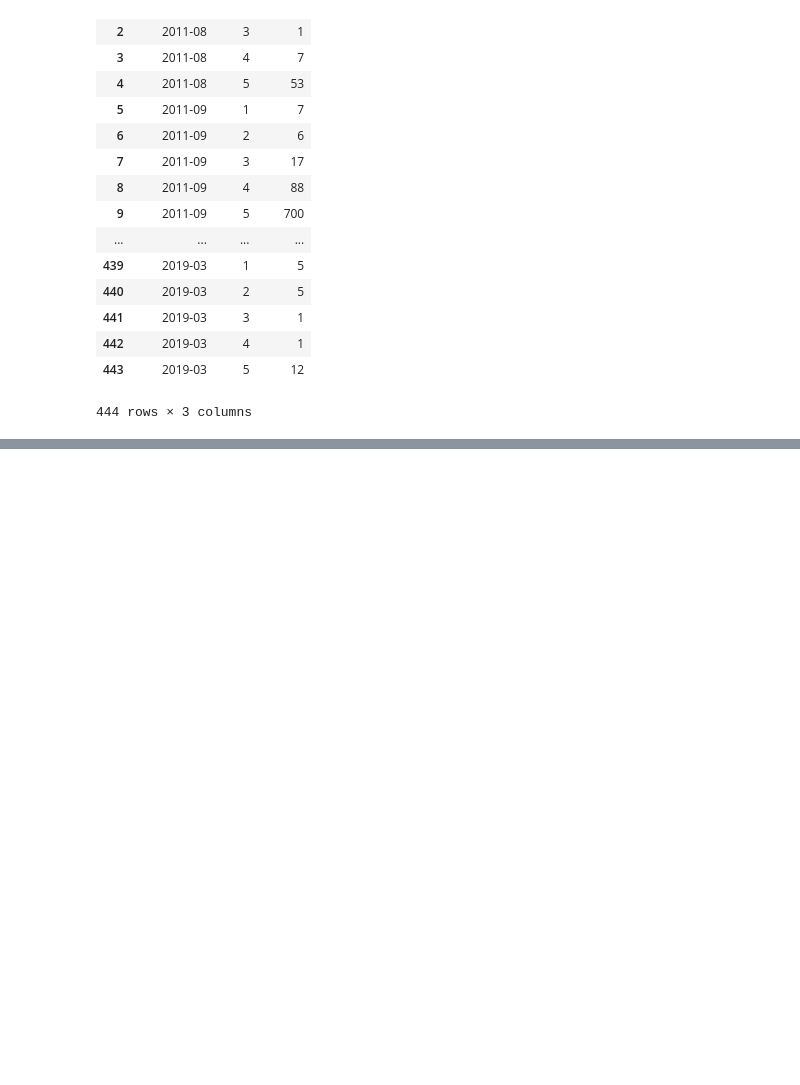
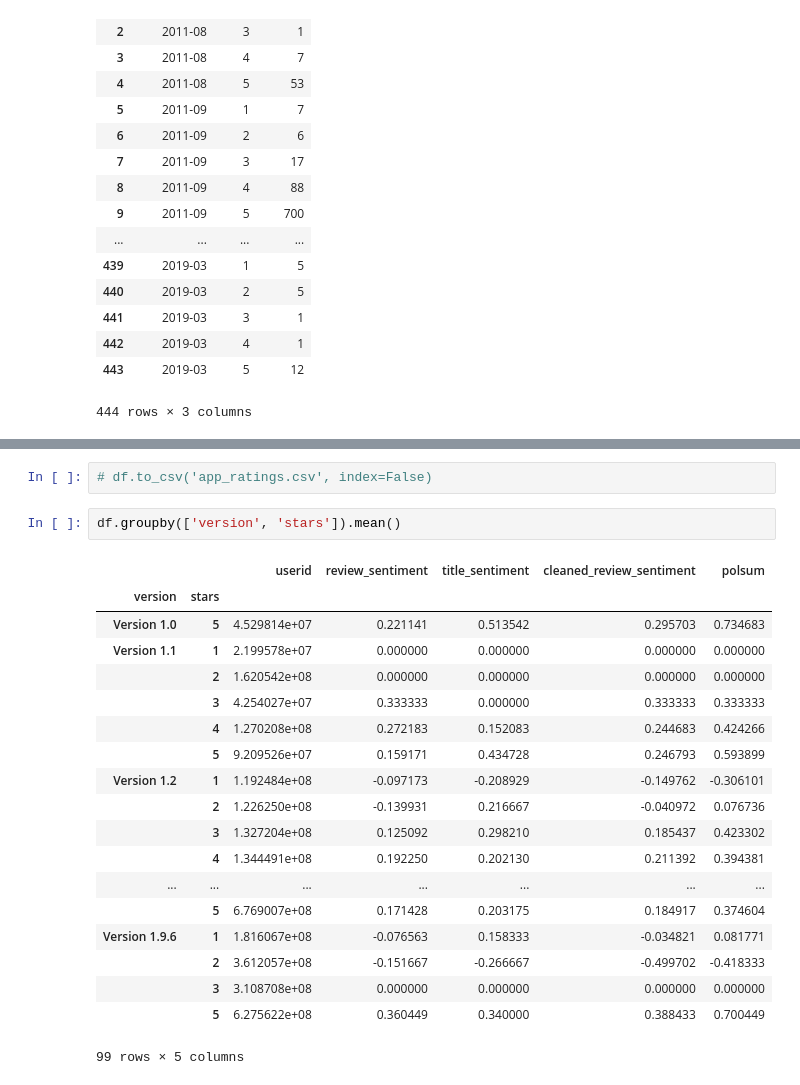
Before and after one commit to samroon2/app_rating_predictions, a Jupyter notebook: eda.ipynb, the cells around one changed output, grey strips where cells are left out. Cells and saved outputs as stored; diff of their text form; blank space fills up the shorter version.

```diff
--- a/eda.ipynb
+++ b/eda.ipynb
@@ -173,3 +173,27 @@ Loading BokehJS ...
 BokehUserWarning: ColumnDataSource's columns must be of the same length. Current lengths: ('x', 5460), ('y', 0)
 [interactive output not drawn]
 [interactive output not drawn]
+# %%
+# df.to_csv('app_ratings.csv', index=False)
+# %%
+df.groupby(['version', 'stars']).mean()
+# %% [output]
+|  |  | userid | review_sentiment | title_sentiment | cleaned_review_sentiment | polsum |
+| version | stars |  |  |  |  |  |
+| Version 1.0 | 5 | 4.529814e+07 | 0.221141 | 0.513542 | 0.295703 | 0.734683 |
+| Version 1.1 | 1 | 2.199578e+07 | 0.000000 | 0.000000 | 0.000000 | 0.000000 |
+|  | 2 | 1.620542e+08 | 0.000000 | 0.000000 | 0.000000 | 0.000000 |
+|  | 3 | 4.254027e+07 | 0.333333 | 0.000000 | 0.333333 | 0.333333 |
+|  | 4 | 1.270208e+08 | 0.272183 | 0.152083 | 0.244683 | 0.424266 |
+|  | 5 | 9.209526e+07 | 0.159171 | 0.434728 | 0.246793 | 0.593899 |
+| Version 1.2 | 1 | 1.192484e+08 | -0.097173 | -0.208929 | -0.149762 | -0.306101 |
+|  | 2 | 1.226250e+08 | -0.139931 | 0.216667 | -0.040972 | 0.076736 |
+|  | 3 | 1.327204e+08 | 0.125092 | 0.298210 | 0.185437 | 0.423302 |
+|  | 4 | 1.344491e+08 | 0.192250 | 0.202130 | 0.211392 | 0.394381 |
+| ... | ... | ... | ... | ... | ... | ... |
+|  | 5 | 6.769007e+08 | 0.171428 | 0.203175 | 0.184917 | 0.374604 |
+| Version 1.9.6 | 1 | 1.816067e+08 | -0.076563 | 0.158333 | -0.034821 | 0.081771 |
+|  | 2 | 3.612057e+08 | -0.151667 | -0.266667 | -0.499702 | -0.418333 |
+|  | 3 | 3.108708e+08 | 0.000000 | 0.000000 | 0.000000 | 0.000000 |
+|  | 5 | 6.275622e+08 | 0.360449 | 0.340000 | 0.388433 | 0.700449 |
+99 rows × 5 columns
```
Also changed, not shown: parts of 1 cell of this notebook.
